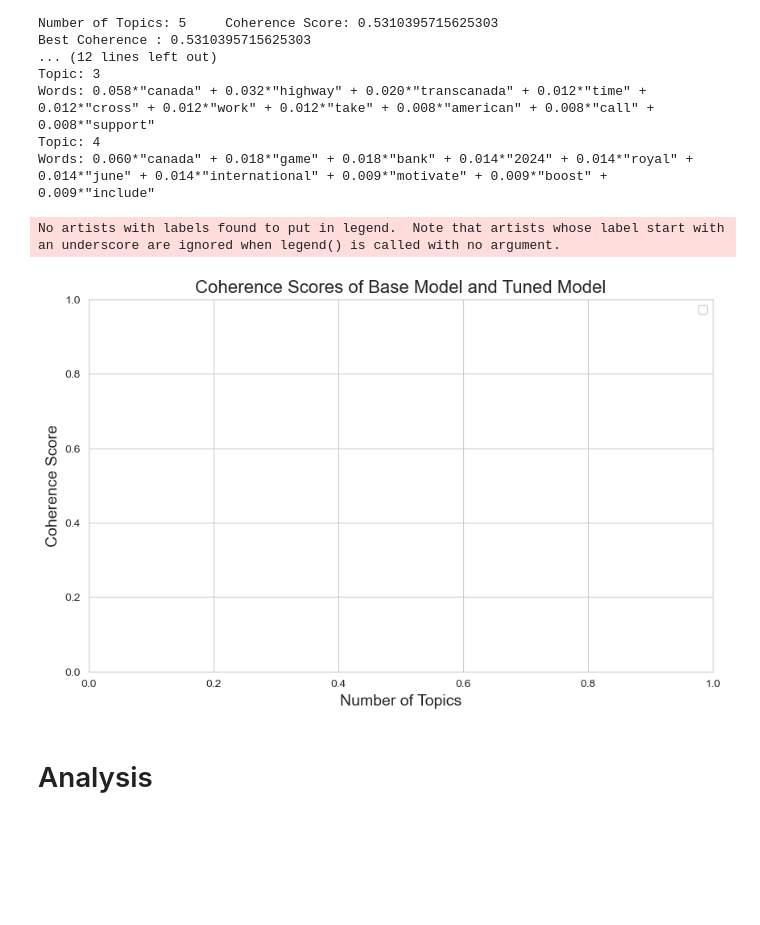
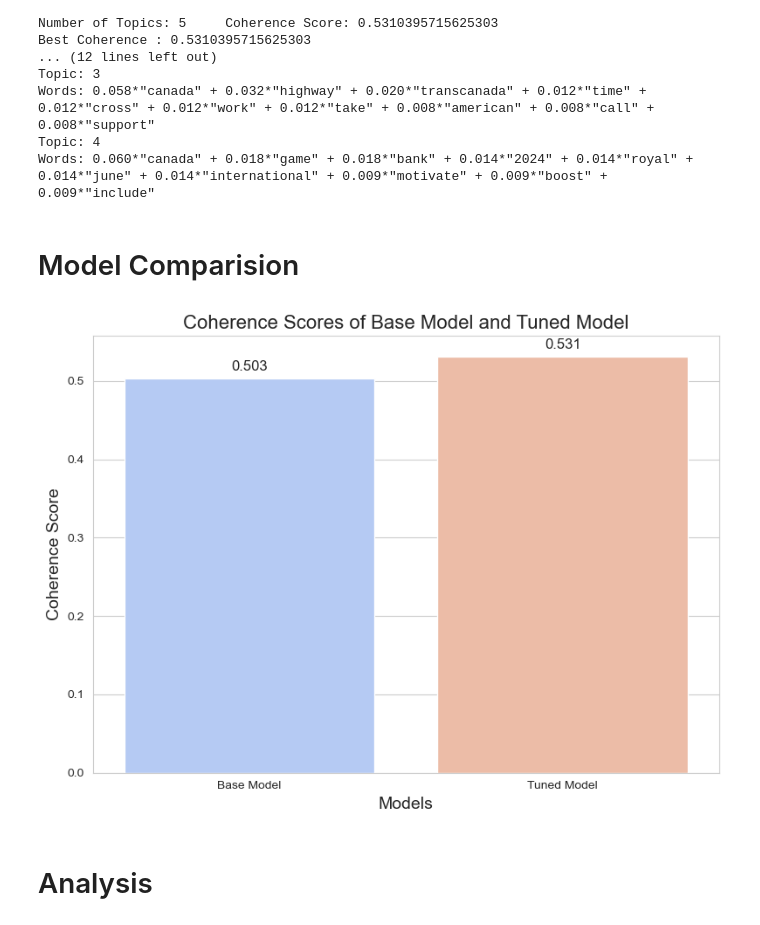
Before and after one commit to umeshkhatiwada13/Semester-3-Lab-Files, a Jupyter notebook: Social-media-analytics/assignment-2/Topic-modelling.ipynb, the cells around one changed output. Cells and saved outputs as stored; diff of their text form; code cells hidden in the pictures; blank space fills up the shorter version.

Commit message:
fix: modification in youtube visualization and topic modelling

```diff
--- a/Social-media-analytics/assignment-2/Topic-modelling.ipynb
+++ b/Social-media-analytics/assignment-2/Topic-modelling.ipynb
@@ -198,10 +235,8 @@ print(len(texts))
 # Create a dictionary and corpus needed for LDA
 dictionary = corpora.Dictionary(texts)
 corpus = [dictionary.doc2bow(text) for text in texts]
-
-num_topic = 5
 # Train LDA model
-init_lda_model = gensim.models.ldamodel.LdaModel(corpus, num_topics=num_topics, id2word=dictionary, passes=15)
+init_lda_model = gensim.models.ldamodel.LdaModel(corpus, num_topics=5, id2word=dictionary, passes=15)
 
 # Assign topics to documents
 topics = init_lda_model.get_document_topics(corpus)
@@ -231,6 +266,6 @@ print(f'Perplexity: {perplexity}')
 
 # Calculate Coherence Score
 coherence_init_lda = CoherenceModel(model=init_lda_model, texts=texts, dictionary=dictionary, coherence='c_v')
-coherence_init = coherence_model_lda.get_coherence()
+coherence_init = coherence_init_lda.get_coherence()
 print(f'Coherence Score of First model: {coherence_init}')
 # %% [output]
@@ -298,47 +331,39 @@ Words: 0.060*"canada" + 0.018*"game" + 0.018*"bank" + 0.014*"2024" + 0.014*"roya
+# %% [markdown]
+# Model Comparision
 # %%
-import pandas as pd
-import matplotlib.pyplot as plt
+# Example coherence scores for base and tuned models
+coherence_init_lda = 0.528  # Replace with your actual coherence score for base model
+best_coherence = 0.531  # Replace with your actual coherence score for tuned model
 
-# Example coherence scores for different numbers of topics
-# Replace these with your actual coherence scores
-base_model_coherence = {
-    'num_topics': [5],
-    'coherence': [coherence_init_lda]
-}
 
-tuned_model_coherence = {
-    'num_topics': [best_num_topic],
-    'coherence': [best_coherence]
-}
+# Define the models and their coherence scores
+models = ['Base Model', 'Tuned Model']
+coherences = [coherence_init, best_coherence]
 
-# Create DataFrames for the coherence scores
-base_df = pd.DataFrame(base_model_coherence)
-tuned_df = pd.DataFrame(tuned_model_coherence)
+# Create a DataFrame for plotting
+data = pd.DataFrame({'Models': models, 'Coherence Score': coherences})
 
-# Merge the DataFrames for plotting
-coherence_df = base_df.merge(tuned_df, on='num_topics', suffixes=('_base', '_tuned'))
+# Plotting using Seaborn
+plt.figure(figsize=(8, 6))
+sns.set_style("whitegrid")
 
-# Plot the data using Seaborn
-sns.set_style("whitegrid")
-plt.figure(figsize=(10, 6))
+# Create the bar plot
+ax = sns.barplot(x='Models', y='Coherence Score', data=data, palette='coolwarm')
 
-# Line plot for the base model
-sns.lineplot(x='num_topics', y='coherence_base', data=coherence_df, marker='o', label='Base Model', color='blue')
-
-# Line plot for the tuned model
-sns.lineplot(x='num_topics', y='coherence_tuned', data=coherence_df, marker='o', label='Tuned Model', color='green')
+# Display values on top of bars
+for p in ax.patches:
+    ax.annotate(f'{p.get_height():.3f}', (p.get_x() + p.get_width() / 2., p.get_height()), ha='center', va='center', xytext=(0, 10), textcoords='offset points', fontsize=12)
 
 # Add labels and title
-plt.xlabel('Number of Topics', fontsize=14)
+plt.xlabel('Models', fontsize=14)
 plt.ylabel('Coherence Score', fontsize=14)
 plt.title('Coherence Scores of Base Model and Tuned Model', fontsize=16)
-plt.legend()
 
 # Show the plot
+plt.tight_layout()
 plt.show()
 # %% [output]
-No artists with labels found to put in legend.  Note that artists whose label start with an underscore are ignored when legend() is called with no argument.
-[figure, old version]
+[figure, new version]
 # %% [markdown]
 # Analysis
 # %% [markdown]
```
Also changed, not shown: parts of 17 cells of this notebook, 3 other files.
